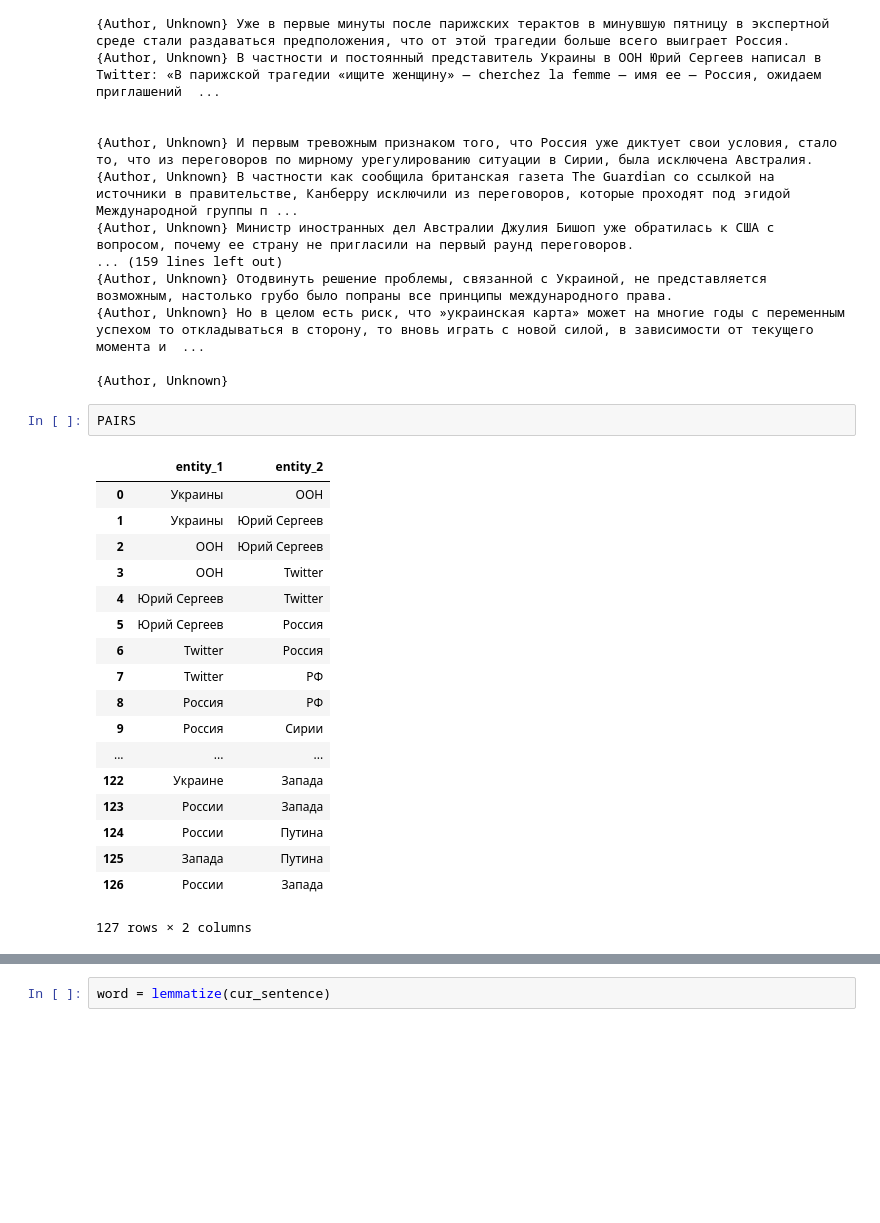
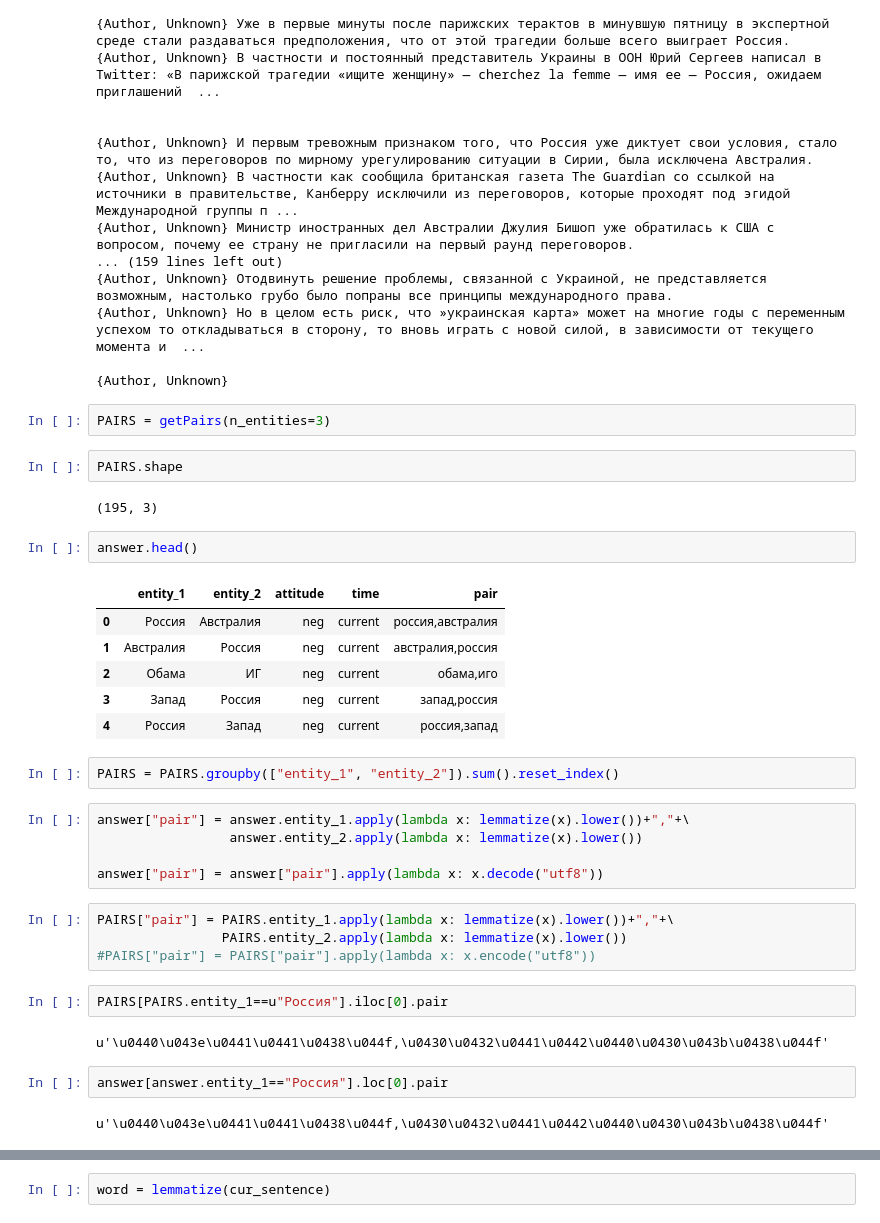
Before and after one commit to DmitrySerg/HSE-NLP-Summer-School, a Jupyter notebook: NLP_summerschool.ipynb, the cells around one changed output, grey strips where cells are left out. Cells and saved outputs as stored; diff of their text form; blank space fills up the shorter version.

```diff
--- a/NLP_summerschool.ipynb
+++ b/NLP_summerschool.ipynb
@@ -418,24 +429,37 @@ print(loadText(10))
 {Author, Unknown} Но в целом есть риск, что »украинская карта» может на многие годы с переменным успехом то откладываться в сторону, то вновь играть с новой силой, в зависимости от текущего момента и  ...
 
 {Author, Unknown}
+# %%
+PAIRS = getPairs(n_entities=3)
 # %%
-PAIRS
+PAIRS.shape
 # %% [output]
-|  | entity_1 | entity_2 |
-| 0 | Украины | ООН |
-| 1 | Украины | Юрий Сергеев |
-| 2 | ООН | Юрий Сергеев |
-| 3 | ООН | Twitter |
-| 4 | Юрий Сергеев | Twitter |
-| 5 | Юрий Сергеев | Россия |
-| 6 | Twitter | Россия |
-| 7 | Twitter | РФ |
-| 8 | Россия | РФ |
-| 9 | Россия | Сирии |
-| ... | ... | ... |
-| 122 | Украине | Запада |
-| 123 | России | Запада |
-| 124 | России | Путина |
-| 125 | Запада | Путина |
-| 126 | России | Запада |
-127 rows × 2 columns
+(195, 3)
+# %%
+answer.head()
+# %% [output]
+|  | entity_1 | entity_2 | attitude | time | pair |
+| 0 | Россия | Австралия | neg | current | россия,австралия |
+| 1 | Австралия | Россия | neg | current | австралия,россия |
+| 2 | Обама | ИГ | neg | current | обама,иго |
+| 3 | Запад | Россия | neg | current | запад,россия |
+| 4 | Россия | Запад | neg | current | россия,запад |
+# %%
+PAIRS = PAIRS.groupby(["entity_1", "entity_2"]).sum().reset_index()
+# %%
+answer["pair"] = answer.entity_1.apply(lambda x: lemmatize(x).lower())+","+\
+                 answer.entity_2.apply(lambda x: lemmatize(x).lower())
+
+answer["pair"] = answer["pair"].apply(lambda x: x.decode("utf8"))
+# %%
+PAIRS["pair"] = PAIRS.entity_1.apply(lambda x: lemmatize(x).lower())+","+\
+                PAIRS.entity_2.apply(lambda x: lemmatize(x).lower())
+#PAIRS["pair"] = PAIRS["pair"].apply(lambda x: x.encode("utf8"))
+# %%
+PAIRS[PAIRS.entity_1==u"Россия"].iloc[0].pair
+# %% [output]
+u'\u0440\u043e\u0441\u0441\u0438\u044f,\u0430\u0432\u0441\u0442\u0440\u0430\u043b\u0438\u044f'
+# %%
+answer[answer.entity_1=="Россия"].loc[0].pair
+# %% [output]
+u'\u0440\u043e\u0441\u0441\u0438\u044f,\u0430\u0432\u0441\u0442\u0440\u0430\u043b\u0438\u044f'
```
Also changed, not shown: parts of 13 cells of this notebook.
